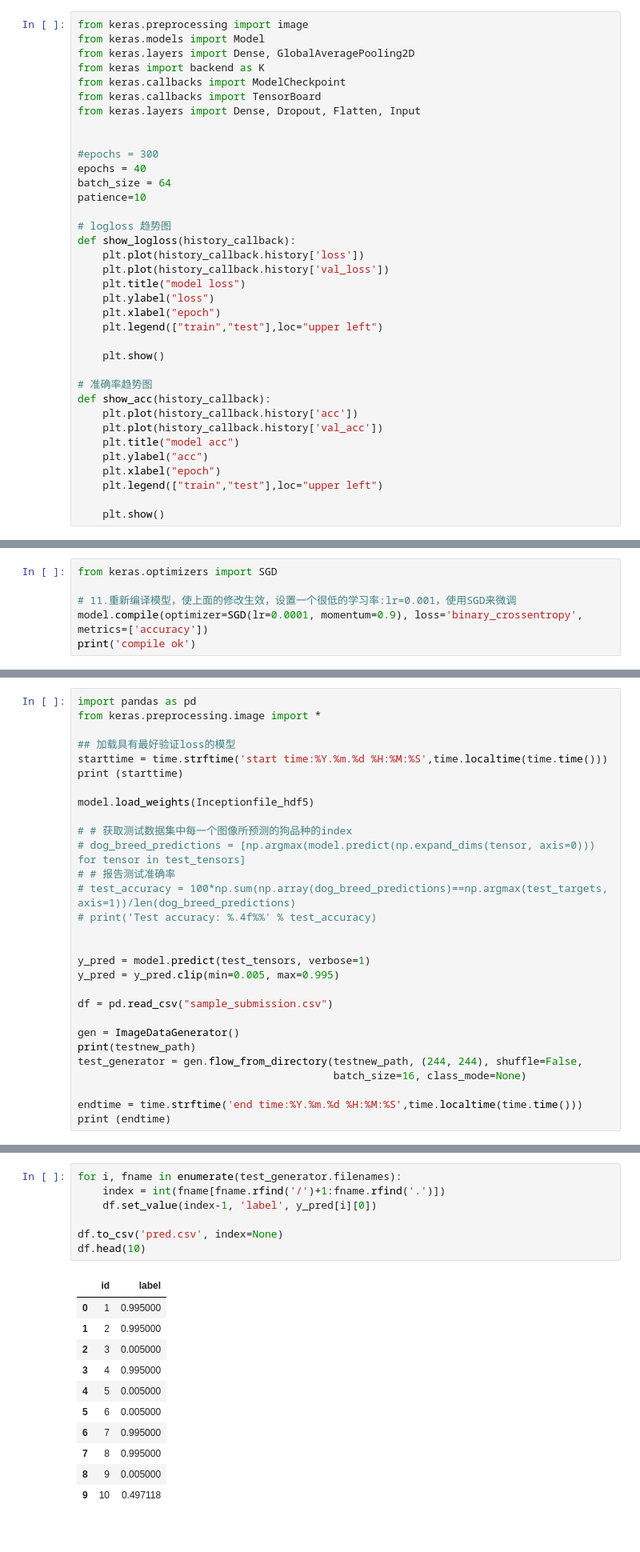
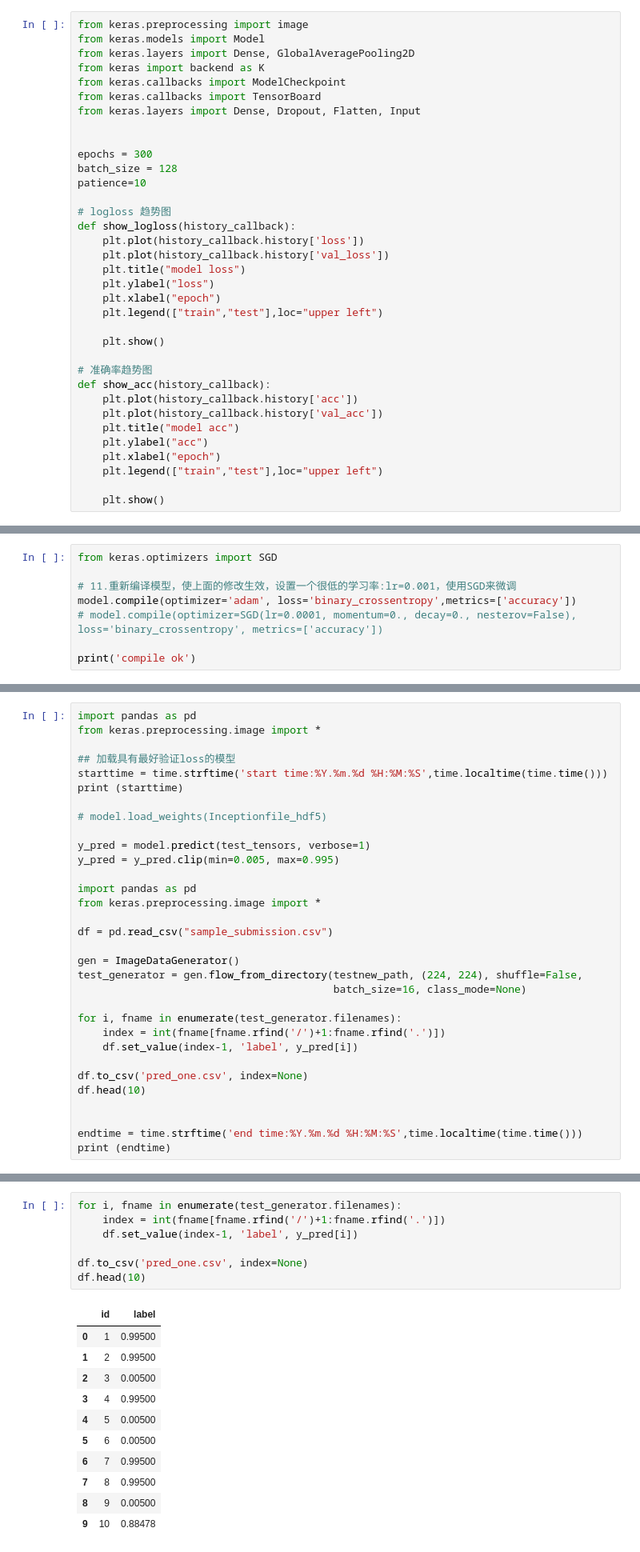
Before and after one commit to etangyushan/dog-vs-cat, a Jupyter notebook: Introduction.ipynb, the cells around one changed output, grey strips where cells are left out. Shown at 80% size. Saved outputs shown, nothing was run; the diff lists cells and outputs as text.

```diff
--- a/Introduction.ipynb
+++ b/Introduction.ipynb
@@ -614,9 +646,8 @@ from keras.callbacks import TensorBoard
 from keras.layers import Dense, Dropout, Flatten, Input
 
 
-#epochs = 300
-epochs = 40
-batch_size = 64
+epochs = 300
+batch_size = 128
 patience=10
 
 # logloss 趋势图
@@ -773,7 +933,9 @@ for layer in base_model.layers[249:]:
 from keras.optimizers import SGD
 
 # 11.重新编译模型，使上面的修改生效，设置一个很低的学习率:lr=0.001，使用SGD来微调
-model.compile(optimizer=SGD(lr=0.0001, momentum=0.9), loss='binary_crossentropy', metrics=['accuracy'])
+model.compile(optimizer='adam', loss='binary_crossentropy',metrics=['accuracy'])
+# model.compile(optimizer=SGD(lr=0.0001, momentum=0., decay=0., nesterov=False), loss='binary_crossentropy', metrics=['accuracy'])
+
 print('compile ok')
 # %% [output]
 compile ok
@@ -846,24 +1038,27 @@ from keras.preprocessing.image import *
 starttime = time.strftime('start time:%Y.%m.%d %H:%M:%S',time.localtime(time.time()))
 print (starttime)
 
-model.load_weights(Inceptionfile_hdf5)
-
-# # 获取测试数据集中每一个图像所预测的狗品种的index
-# dog_breed_predictions = [np.argmax(model.predict(np.expand_dims(tensor, axis=0))) for tensor in test_tensors]
-# # 报告测试准确率
-# test_accuracy = 100*np.sum(np.array(dog_breed_predictions)==np.argmax(test_targets, axis=1))/len(dog_breed_predictions)
-# print('Test accuracy: %.4f%%' % test_accuracy)
-
+# model.load_weights(Inceptionfile_hdf5)
 
 y_pred = model.predict(test_tensors, verbose=1)
 y_pred = y_pred.clip(min=0.005, max=0.995)
 
+import pandas as pd
+from keras.preprocessing.image import *
+
 df = pd.read_csv("sample_submission.csv")
 
 gen = ImageDataGenerator()
-print(testnew_path)
-test_generator = gen.flow_from_directory(testnew_path, (244, 244), shuffle=False,
+test_generator = gen.flow_from_directory(testnew_path, (224, 224), shuffle=False,
                                          batch_size=16, class_mode=None)
+
+for i, fname in enumerate(test_generator.filenames):
+    index = int(fname[fname.rfind('/')+1:fname.rfind('.')])
+    df.set_value(index-1, 'label', y_pred[i])
+
+df.to_csv('pred_one.csv', index=None)
+df.head(10)
+
 
 endtime = time.strftime('end time:%Y.%m.%d %H:%M:%S',time.localtime(time.time()))
 print (endtime)
@@ -874,19 +1068,19 @@ end time:2018.09.23 01:04:20
 # %%
 for i, fname in enumerate(test_generator.filenames):
     index = int(fname[fname.rfind('/')+1:fname.rfind('.')])
-    df.set_value(index-1, 'label', y_pred[i][0])
+    df.set_value(index-1, 'label', y_pred[i])
 
-df.to_csv('pred.csv', index=None)
+df.to_csv('pred_one.csv', index=None)
 df.head(10)
 # %% [output]
 |  | id | label |
-| 0 | 1 | 0.995000 |
-| 1 | 2 | 0.995000 |
-| 2 | 3 | 0.005000 |
-| 3 | 4 | 0.995000 |
-| 4 | 5 | 0.005000 |
-| 5 | 6 | 0.005000 |
-| 6 | 7 | 0.995000 |
-| 7 | 8 | 0.995000 |
-| 8 | 9 | 0.005000 |
-| 9 | 10 | 0.497118 |
+| 0 | 1 | 0.99500 |
+| 1 | 2 | 0.99500 |
+| 2 | 3 | 0.00500 |
+| 3 | 4 | 0.99500 |
+| 4 | 5 | 0.00500 |
+| 5 | 6 | 0.00500 |
+| 6 | 7 | 0.99500 |
+| 7 | 8 | 0.99500 |
+| 8 | 9 | 0.00500 |
+| 9 | 10 | 0.88478 |
```
Also changed, not shown: parts of 30 cells of this notebook, 1 other file.
